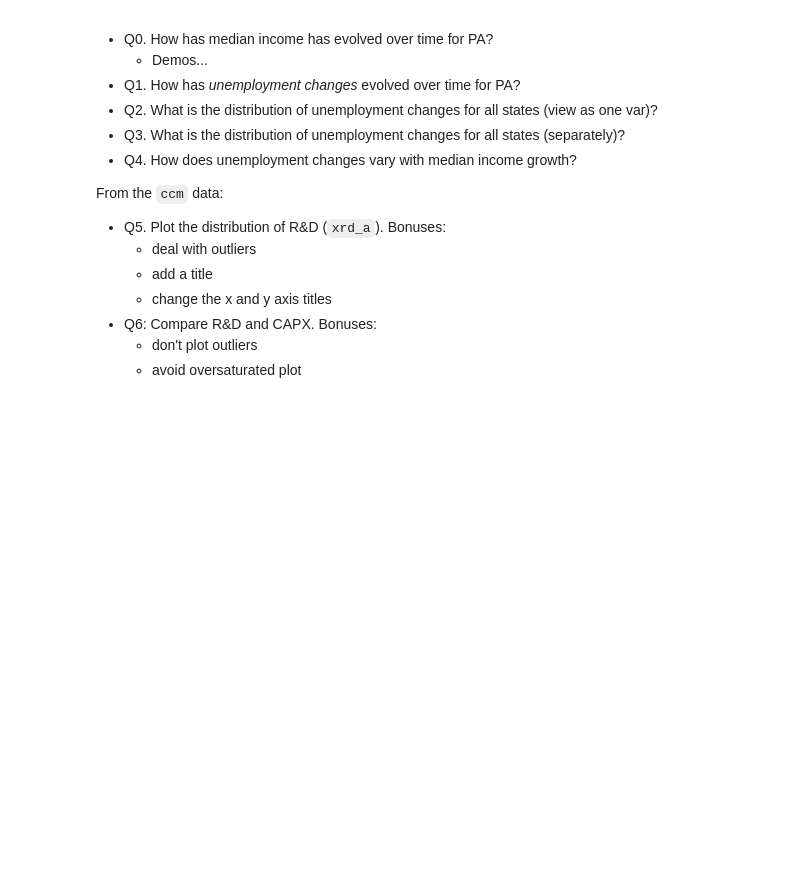
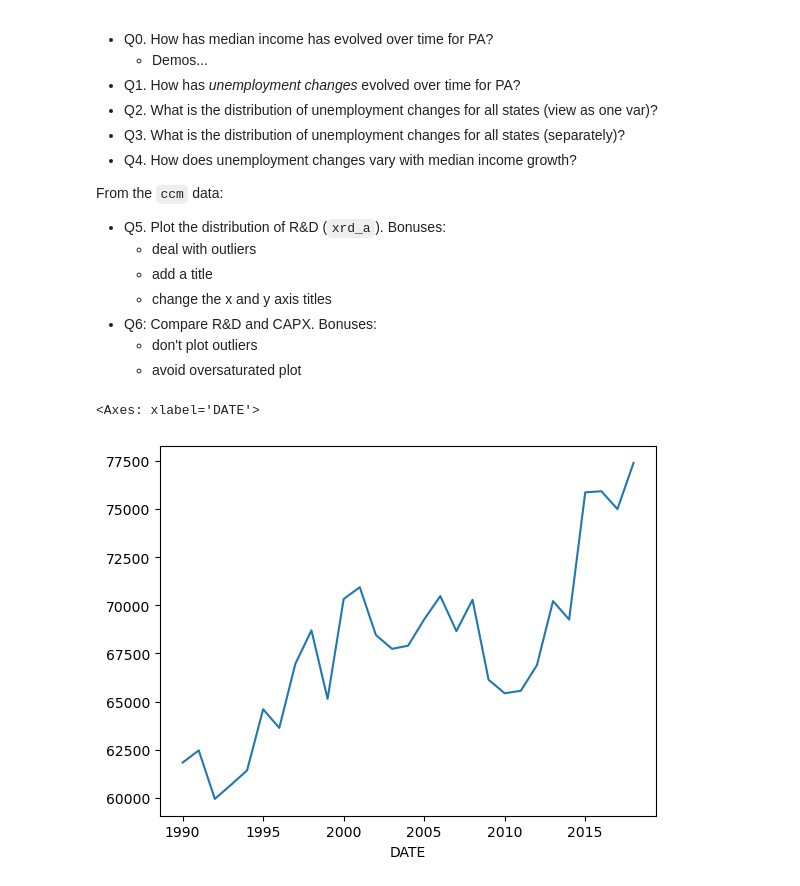
Before and after one commit to mikej3663/Class-Notes, a Jupyter notebook: Plotting exercises.ipynb, the cells around one changed output. Cells and saved outputs as stored; diff of their text form; code cells hidden in the pictures; blank space fills up the shorter version.

```diff
--- a/Plotting exercises.ipynb
+++ b/Plotting exercises.ipynb
@@ -90,3 +106,8 @@ From the `ccm` data:
 - Q6: Compare R&D and CAPX. Bonuses:
     - don't plot outliers
     - avoid oversaturated plot
+# %%
+year_state_wide['MedIncome_PA'].plot()
+# %% [output]
+<Axes: xlabel='DATE'>
+[figure, added]
```
Also changed, not shown: parts of 6 cells of this notebook.
